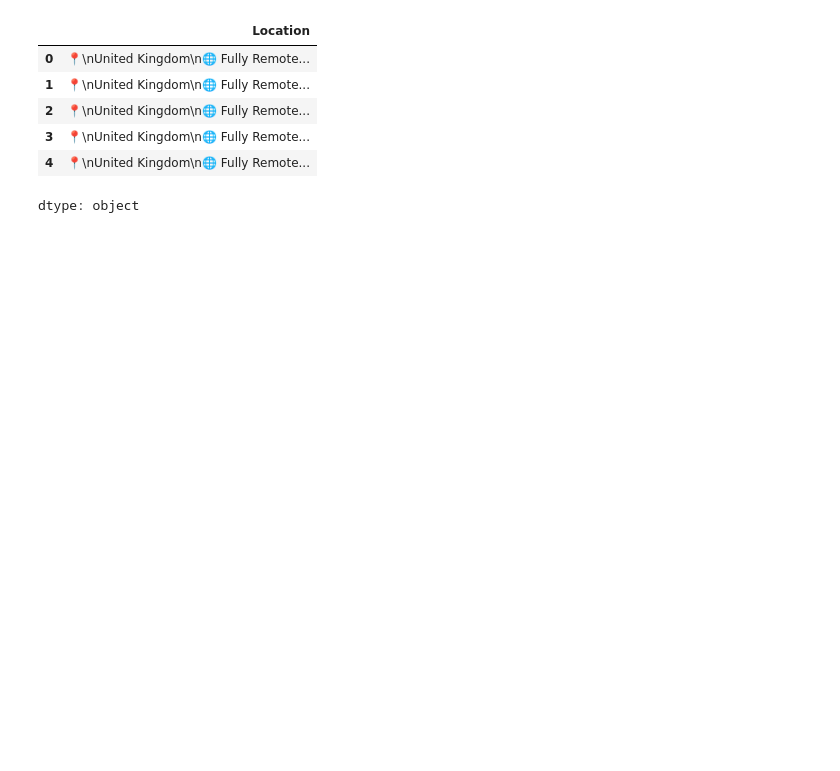
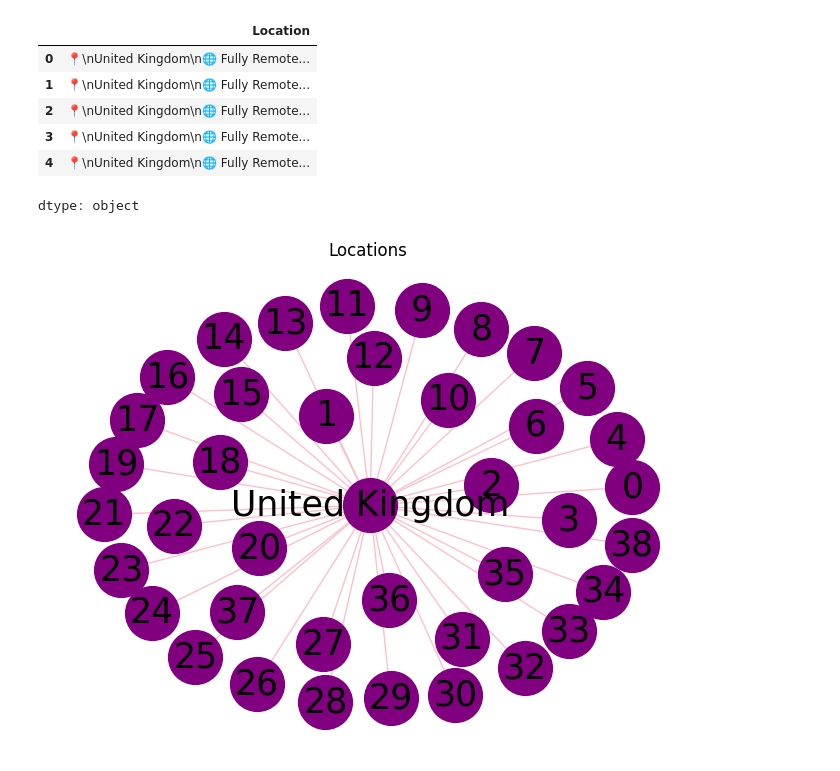
Before and after one commit to HedonisticOpportunist/The-Starving-Software-Tester, a Jupyter notebook: The_Starving_Software_Tester.ipynb, the cells around one changed output. Saved outputs shown, nothing was run; the diff lists cells and outputs as text; code cells hidden in the pictures; blank space fills up the shorter version.

```diff
--- a/The_Starving_Software_Tester.ipynb
+++ b/The_Starving_Software_Tester.ipynb
@@ -115,3 +116,22 @@ location_data.head()
 | 3 | 📍\nUnited Kingdom\n🌐 Fully Remote... |
 | 4 | 📍\nUnited Kingdom\n🌐 Fully Remote... |
 dtype: object
+# %%
+# Load CSV exported from OpenRefine
+locations_csv = pd.read_csv("/content/locations_for_palladio.csv")
+locations_csv.head()
+
+# Create a network graph @ https://medium.com/@harshkjoya/connecting-the-dots-creating-network-graphs-from-pandas-dataframes-with-networkx-9c4fb60089cf
+G = nx.Graph()
+G.add_nodes_from(locations_csv['Column'])
+G.add_nodes_from(locations_csv['Location'])
+edges = [(row['Column'], row['Location']) for index, row in locations_csv.iterrows()]
+G.add_edges_from(edges)
+
+# Draw the graph
+pos = nx.kamada_kawai_layout(G)
+nx.draw(G, pos, with_labels=True, node_size=1500, node_color='purple', font_size=25, font_color='black', edge_color="pink")
+plt.title("Locations")
+plt.show()
+# %% [output]
+[figure, added]
```
Also changed, not shown: parts of 4 cells of this notebook, 1 other file.
